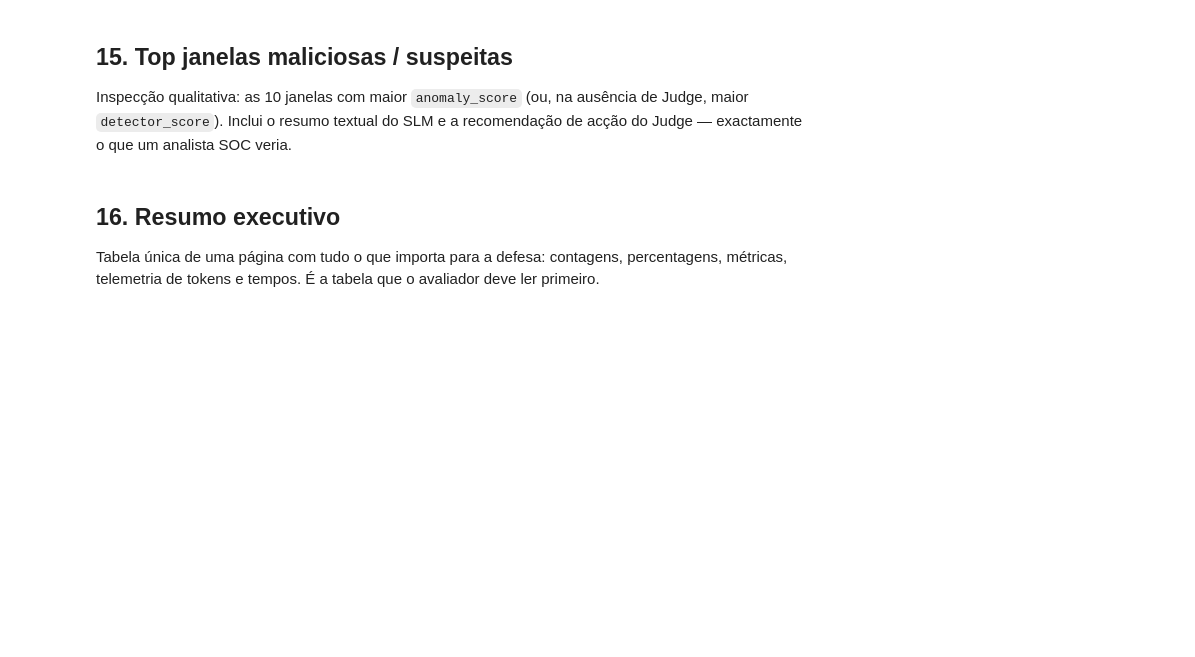
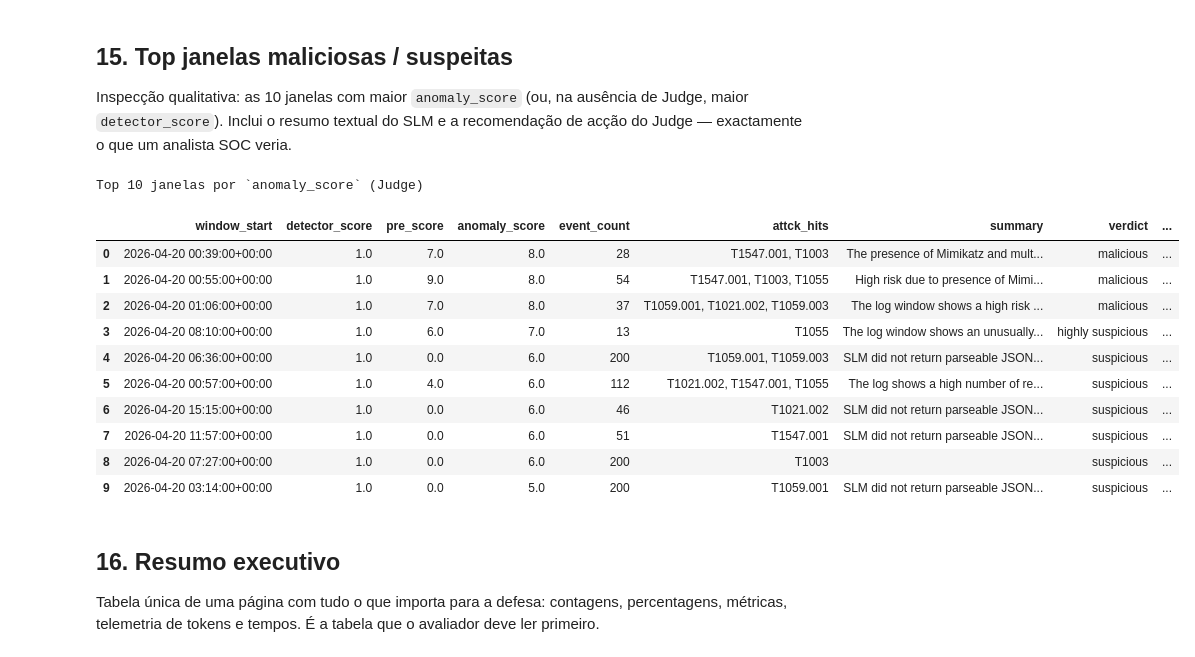
Before and after one commit to Phish-N-Chips25/Challange-3, a Jupyter notebook: DualSentinel/notebooks/defesa_lmd_full_report.ipynb, the cells around one changed output. Saved outputs shown, nothing was run; the diff lists cells and outputs as text; code cells hidden in the pictures; blank space fills up the shorter version.

```diff
--- a/DualSentinel/notebooks/defesa_lmd_full_report.ipynb
+++ b/DualSentinel/notebooks/defesa_lmd_full_report.ipynb
@@ -806,37 +818,51 @@ top_n = 10
 top_df = merged.copy()
 
 if "anomaly_score" in top_df.columns and top_df["anomaly_score"].notna().any():
     top_df = top_df.sort_values("anomaly_score", ascending=False).head(top_n)
     print(f"Top {top_n} janelas por `anomaly_score` (Judge)")
 else:
     top_df = top_df.sort_values("detector_score", ascending=False).head(top_n)
     print(f"Top {top_n} janelas por `detector_score` (Judge não foi invocado)")
 
-# Enriquecer com window_start, summary do SLM e recomendação do Judge
-extra = wsdf[[key, "window_start"] +
-             [c for c in ["event_count", "attck_hits"] if c in wsdf.columns]]
-top_df = top_df.merge(extra, on=key, how="left")
+# Enriquecer com event_count / attck_hits / summary / recomendação do Judge.
+# `key` já é "window_start" — não voltar a incluí-lo na lista de colunas extra.
+extra_cols = [c for c in ["event_count", "attck_hits"] if c in wsdf.columns]
+if extra_cols:
+    top_df = top_df.merge(wsdf[[key] + extra_cols], on=key, how="left")
 if not sdf.empty and key in sdf.columns and "summary" in sdf.columns:
     top_df = top_df.merge(sdf[[key, "summary"]], on=key, how="left")
 if not jdf.empty and key in jdf.columns and "recommended_action" in jdf.columns:
     top_df = top_df.merge(jdf[[key, "verdict", "recommended_action"]],
                           on=key, how="left")
 
 # Truncar campos longos para visualização
 def _short(s, n=80):
     if not isinstance(s, str):
         return s
     return s if len(s) <= n else s[:n-1] + "…"
 
 for col in ("summary", "recommended_action"):
     if col in top_df.columns:
         top_df[col] = top_df[col].apply(lambda x: _short(x, 110))
 if "attck_hits" in top_df.columns:
     top_df["attck_hits"] = top_df["attck_hits"].apply(
         lambda h: ", ".join(_extract_hits({"attck_hits": h}))[:80] if h else "")
 
 with pd.option_context("display.max_colwidth", 120, "display.width", 200):
     display(top_df.reset_index(drop=True))
+# %% [output]
+Top 10 janelas por `anomaly_score` (Judge)
+|  | window_start | detector_score | pre_score | anomaly_score | event_count | attck_hits | summary | verdict | ... |
+| 0 | 2026-04-20 00:39:00+00:00 | 1.0 | 7.0 | 8.0 | 28 | T1547.001, T1003 | The presence of Mimikatz and mult... | malicious | ... |
+| 1 | 2026-04-20 00:55:00+00:00 | 1.0 | 9.0 | 8.0 | 54 | T1547.001, T1003, T1055 | High risk due to presence of Mimi... | malicious | ... |
+| 2 | 2026-04-20 01:06:00+00:00 | 1.0 | 7.0 | 8.0 | 37 | T1059.001, T1021.002, T1059.003 | The log window shows a high risk ... | malicious | ... |
+| 3 | 2026-04-20 08:10:00+00:00 | 1.0 | 6.0 | 7.0 | 13 | T1055 | The log window shows an unusually... | highly suspicious | ... |
+| 4 | 2026-04-20 06:36:00+00:00 | 1.0 | 0.0 | 6.0 | 200 | T1059.001, T1059.003 | SLM did not return parseable JSON... | suspicious | ... |
+| 5 | 2026-04-20 00:57:00+00:00 | 1.0 | 4.0 | 6.0 | 112 | T1021.002, T1547.001, T1055 | The log shows a high number of re... | suspicious | ... |
+| 6 | 2026-04-20 15:15:00+00:00 | 1.0 | 0.0 | 6.0 | 46 | T1021.002 | SLM did not return parseable JSON... | suspicious | ... |
+| 7 | 2026-04-20 11:57:00+00:00 | 1.0 | 0.0 | 6.0 | 51 | T1547.001 | SLM did not return parseable JSON... | suspicious | ... |
+| 8 | 2026-04-20 07:27:00+00:00 | 1.0 | 0.0 | 6.0 | 200 | T1003 |  | suspicious | ... |
+| 9 | 2026-04-20 03:14:00+00:00 | 1.0 | 0.0 | 5.0 | 200 | T1059.001 | SLM did not return parseable JSON... | suspicious | ... |
 # %% [markdown]
 ## 16. Resumo executivo
 
```
Also changed, not shown: parts of 4 cells of this notebook, 1 other file.
